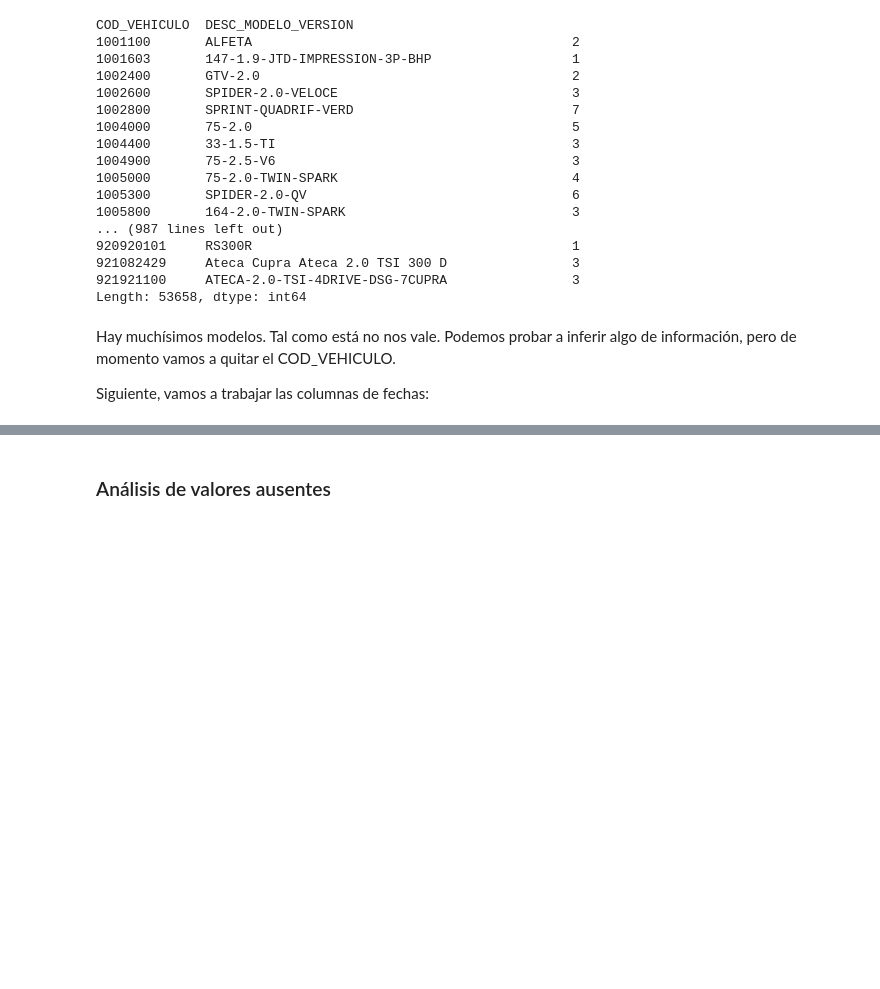
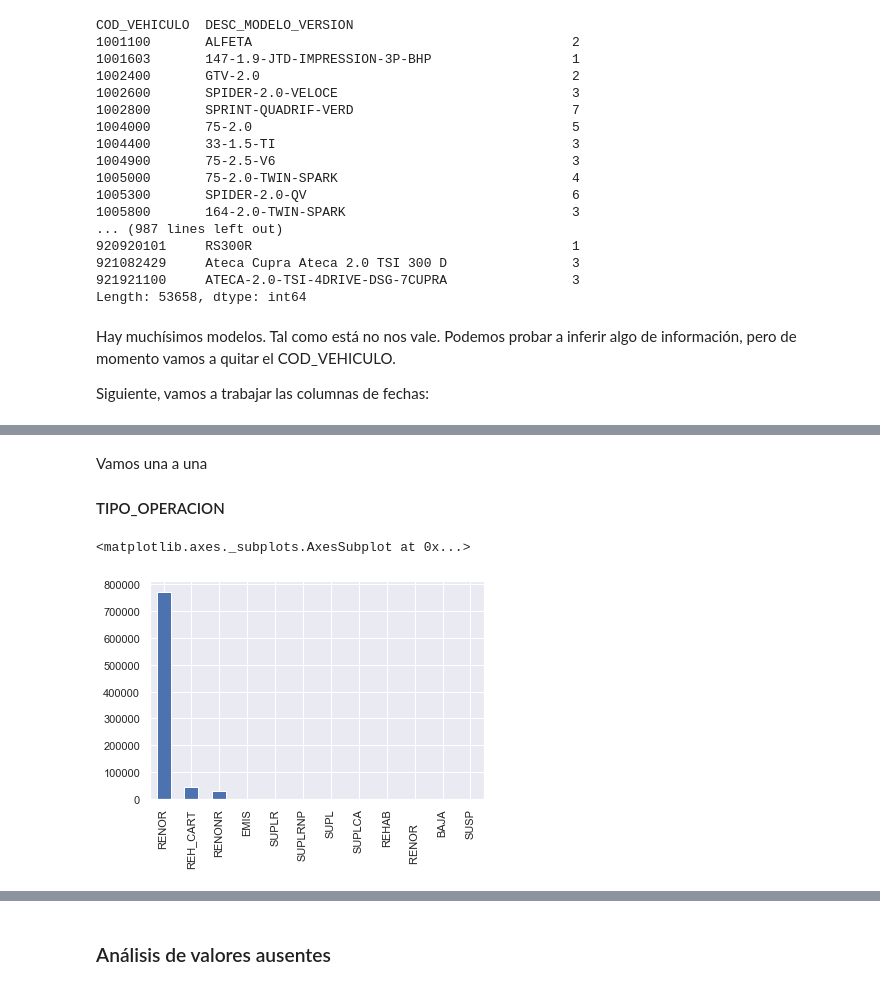
Before and after one commit to DanielPascualSenties/TFM, a Jupyter notebook: Motor de predicción de bajas.ipynb, the cells around one changed output, grey strips where cells are left out. Drawn from its saved outputs; the diff is of its cells as text; code cells hidden in the pictures; blank space fills up the shorter version.

```diff
--- a/Motor de predicción de bajas.ipynb
+++ b/Motor de predicción de bajas.ipynb
@@ -619,0 +662,12 @@ OverflowError: int too big to convert
+# %%
+"""
+plt.figure(figsize=(15,500))
+for i, var in enumerate(np.sort(columnas_a_formatear)):
+    plt.subplot(dfColumnasLimpias.columns.shape[0],2,2*i+1)
+    plt.hist(dfInfoCodigoPostal[var], bins = 20)
+    plt.xlabel('')
+    plt.title(var)
+    plt.subplot(dfColumnasLimpias.columns.shape[0],2,2*i+2)
+    plt.boxplot(dfColumnasLimpias[var], vert=False)
+    plt.xlabel('')
+    plt.title(var)"""
@@ -619,0 +695,12 @@ OverflowError: int too big to convert
+# %%
+columnas_flag =['FLG_CONDUCTOR_HAB', 'FLG_BUEN_MUTUALISTA', 'FLG_VEHICULO_NUEVO', 'FLG_RECARGO_CONDUCTOR_DANOS',
+'FLG_DESC_PRECAMPANA', 'FLG_DESC_ESPECIAL', 'FLG_DESC_BOLSA_RETENCION', 'FLG_DESC_REGULADOR', 'FLG_PRECAM_BUEN_MUTUALISTA',
+'FLG_PRECAM_NUEVO_VEHICULO', 'FLG_PRECAM_MULTIPACK', 'FLG_CAMPANA_EMPLEADOS', 'FLG_CAMP_EMPL_COLABORADOR',
+'FLG_CAMPANA_PROV', 'FLG_CAMP_MOTOS50', 'FLG_CAMP_MUTUALISTA_PROPIETARIO', 'FLG_CAMP_DESC_ESPECIAL','FLG_DESC_CAMPANA']
+# %%
+for i in columnas_flag:
+    try:
+        dfColumnasLimpias[i] = dfColumnasLimpias[i].map(lambda x: int(x.strip().replace(',','')))
+        print("Formateada la columna ", i)
+    except:
+        print("No se ha podido formatear la columana ",i)
@@ -619,0 +758,4 @@ OverflowError: int too big to convert
+# %%
+dfColumnasLimpias['FLG_CONDUCTOR_HAB']=dfColumnasLimpias['FLG_CONDUCTOR_HAB'].map(lambda x: 1 if x=='S' else 0)
+dfColumnasLimpias['FLG_BUEN_MUTUALISTA']=dfColumnasLimpias['FLG_BUEN_MUTUALISTA'].map(lambda x: 1 if x=='SI' else 0)
+dfColumnasLimpias['FLG_VEHICULO_NUEVO']=dfColumnasLimpias['FLG_VEHICULO_NUEVO'].map(lambda x: 1 if x=='SI' else 0)
@@ -619,0 +816,8 @@ OverflowError: int too big to convert
+# %% [markdown]
+Vamos una a una
+#### TIPO_OPERACION
+# %%
+dfColumnasLimpias['TIPO_OPERACION'].value_counts().plot(kind='bar')
+# %% [output]
+<matplotlib.axes._subplots.AxesSubplot at 0x...>
+[figure, added]
```
Also changed, not shown: parts of 181 cells of this notebook, 2 other files.
